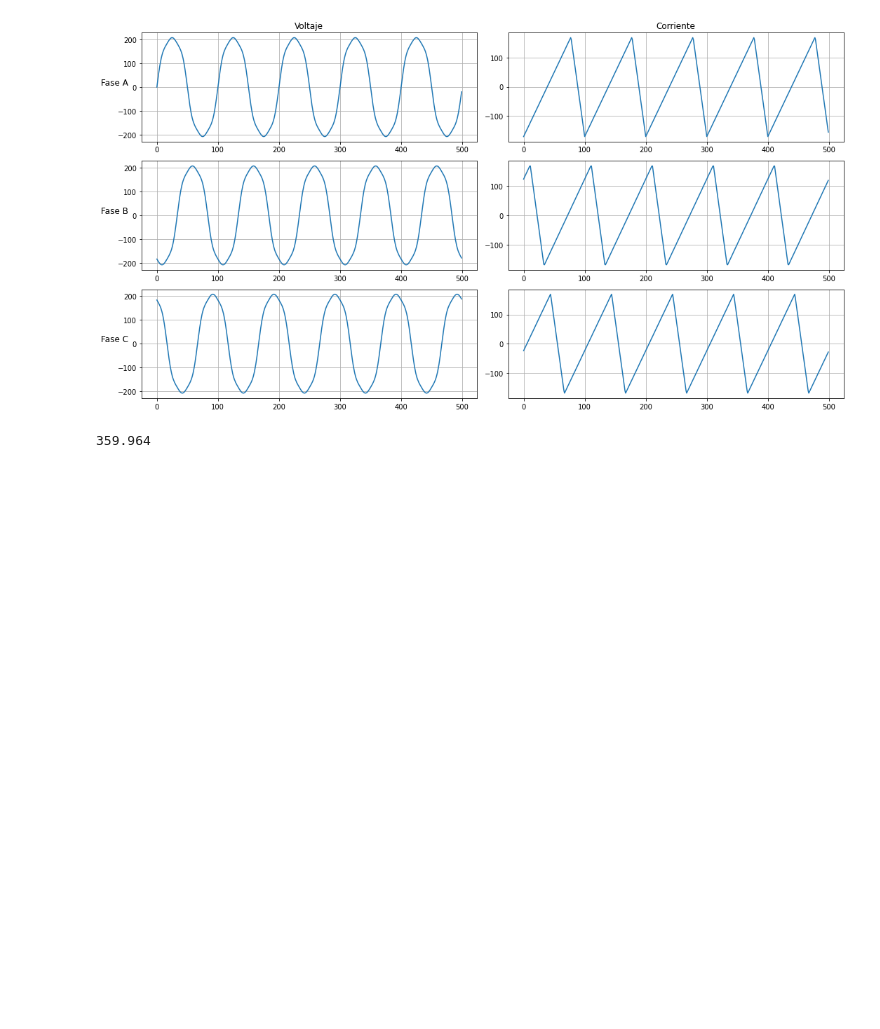
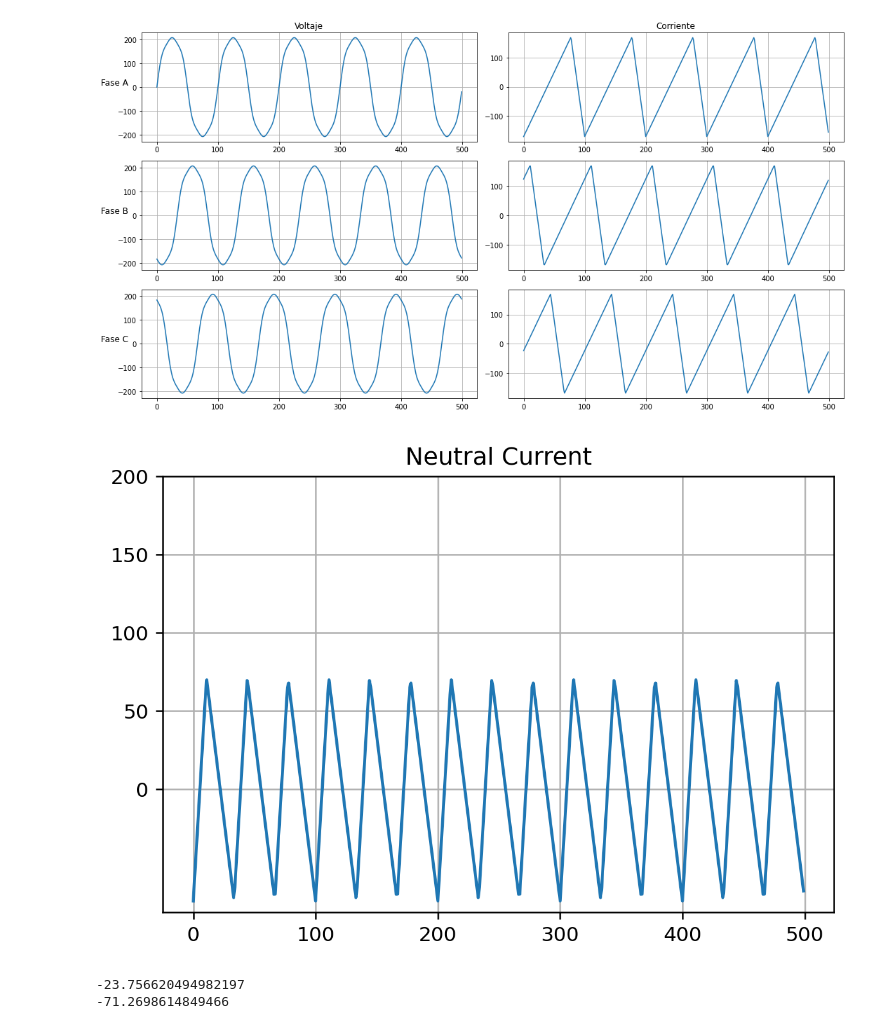
Before and after one commit to DnelZpt/line_analyzer, a Jupyter notebook: final_project.ipynb, the cells around one changed output. Saved outputs shown, nothing was run; the diff lists cells and outputs as text; code cells hidden in the pictures; blank space fills up the shorter version.

Commit message:
The neutral current was calculated ang graphed

```diff
--- a/final_project.ipynb
+++ b/final_project.ipynb
@@ -53,6 +53,20 @@ v3_rms = round(rmsValue(v3), 4)
 i1_rms = round(rmsValue(i1), 4)
 i2_rms = round(rmsValue(i2), 4)
 i3_rms = round(rmsValue(i3), 4)
+# %%
+# Calculation and graph of the current in the neutral
+i_n = i1 + i2 + i3
+
+ticks = np.arange(0, 201, 50)
+
+plt.figure(dpi=225)
+plt.plot(i_n)
+plt.title("Neutral Current")
+plt.yticks(ticks)
+plt.grid()
+plt.show()
+# %% [output]
+[figure, added]
 # %%
 # Calculate the power of the system
 
@@ -65,12 +81,10 @@ p3 = round(activePower(v3, i3))
 s1 = v1_rms * i1_rms
 s2 = v2_rms * i2_rms
 s3 = v3_rms * i3_rms
-# %%
-# This cell is used to test some concepts
-t = np.linspace(0, 500, 9999)
-
-v = 120 * np.sin(2 * np.pi * 60 * t)
-i = 12 * np.sin(2 * np.pi * 60 * t - np.pi / 3)
-round(activePower(v, i), 4)
-# %% [output]
-359.964
+# %%
+# This cell is used to test some concepts
+print(i3[0])
+print(i_n[0])
+# %% [output]
+-23.756620494982197
+-71.2698614849466
```
Also changed, not shown: parts of 1 cell of this notebook.
